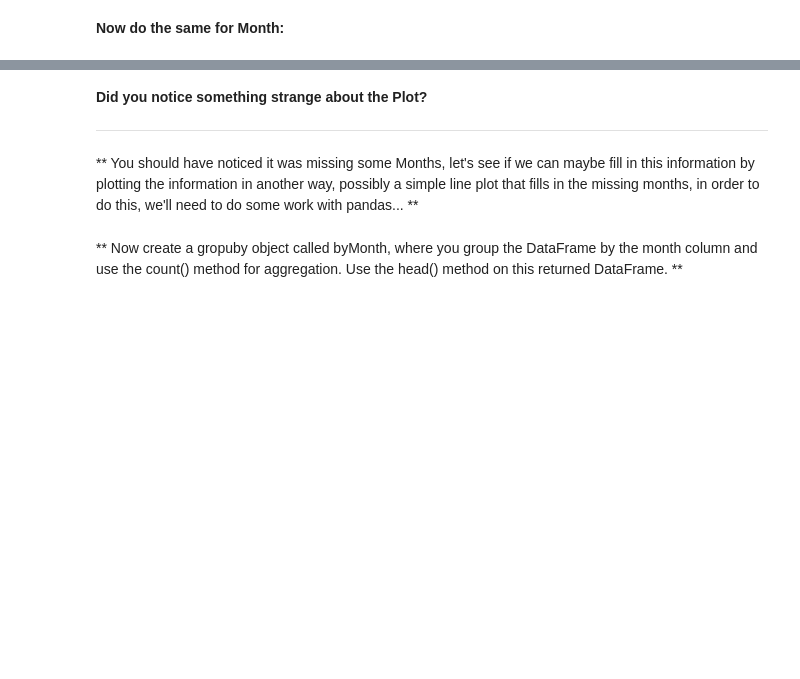
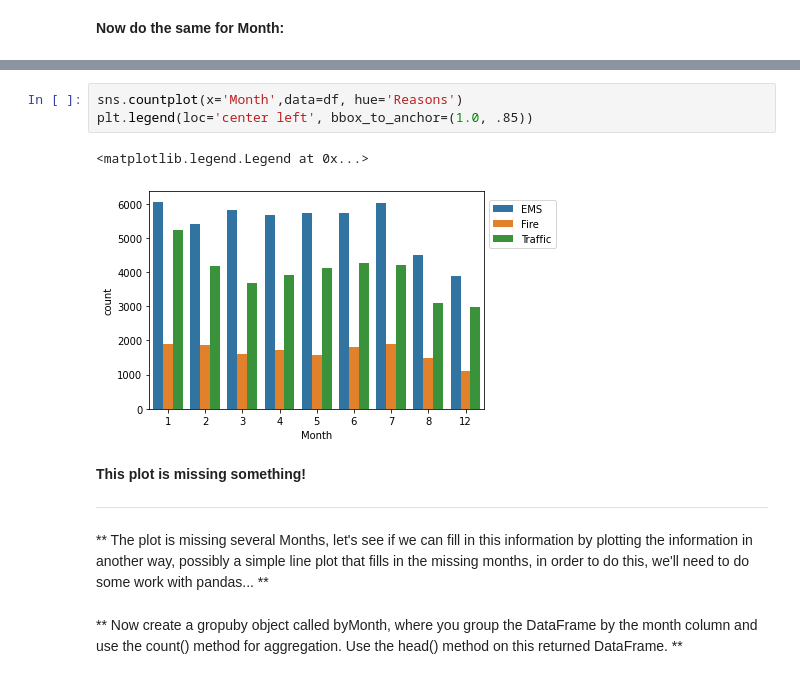
Before and after one commit to adfelt/911-Calls-Project, a Jupyter notebook: 911 Calls Data Capstone Project.ipynb, the cells around one changed output, grey strips where cells are left out. Cells and saved outputs as stored; diff of their text form; blank space fills up the shorter version.

```diff
--- a/911 Calls Data Capstone Project.ipynb
+++ b/911 Calls Data Capstone Project.ipynb
@@ -187,9 +185,15 @@ Name: Day of Week, Length: 99492, dtype: object
+# %%
+sns.countplot(x='Month',data=df, hue='Reasons')
+plt.legend(loc='center left', bbox_to_anchor=(1.0, .85))
+# %% [output]
+<matplotlib.legend.Legend at 0x...>
+[figure, added]
 # %% [markdown]
-**Did you notice something strange about the Plot?**
+**This plot is missing something!**
 
 _____
 
-** You should have noticed it was missing some Months, let's see if we can maybe fill in this information by plotting the information in another way, possibly a simple line plot that fills in the missing months, in order to do this, we'll need to do some work with pandas... **
+** The plot is missing several Months, let's see if we can fill in this information by plotting the information in another way, possibly a simple line plot that fills in the missing months, in order to do this, we'll need to do some work with pandas... **
 # %% [markdown]
 ** Now create a gropuby object called byMonth, where you group the DataFrame by the month column and use the count() method for aggregation. Use the head() method on this returned DataFrame. **
 # %%
```
Also changed, not shown: parts of 3 cells of this notebook.
